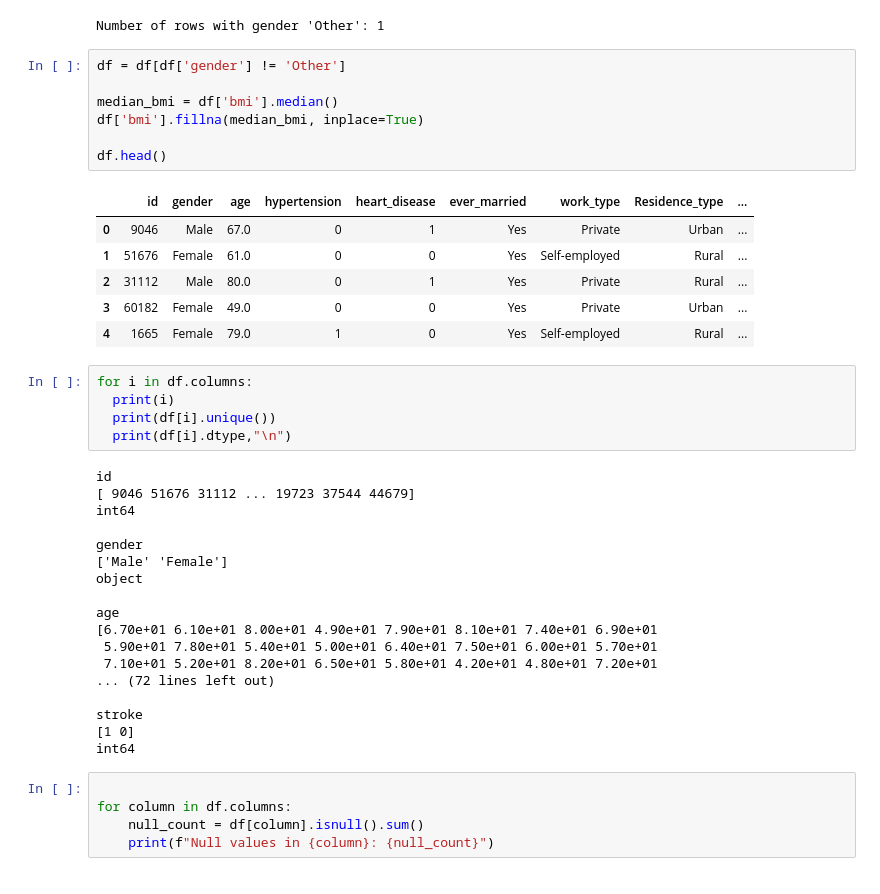
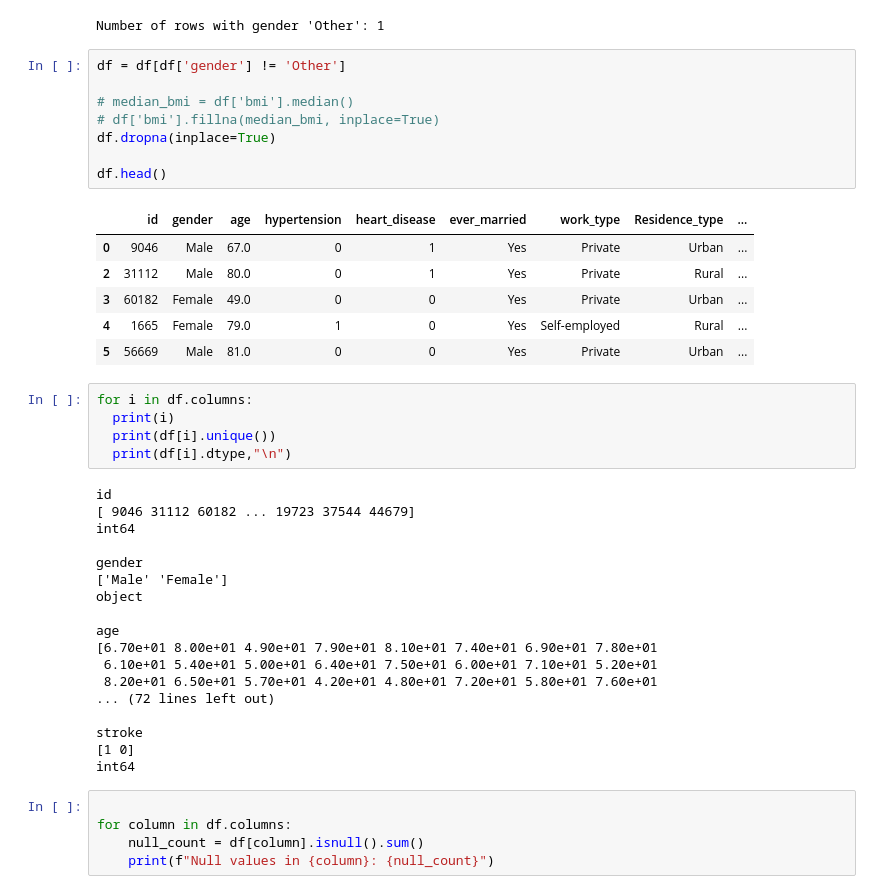
Before and after one commit to WSNekoWay/AI_ALP_Bryan---Hans, a Jupyter notebook: random_forest_stroke.ipynb, the cells around one changed output. Drawn from its saved outputs; the diff is of its cells as text.

```diff
--- a/random_forest_stroke.ipynb
+++ b/random_forest_stroke.ipynb
@@ -103,17 +103,18 @@ Number of rows with gender 'Other': 1
 # %%
 df = df[df['gender'] != 'Other']
 
-median_bmi = df['bmi'].median()
-df['bmi'].fillna(median_bmi, inplace=True)
+# median_bmi = df['bmi'].median()
+# df['bmi'].fillna(median_bmi, inplace=True)
+df.dropna(inplace=True)
 
 df.head()
 # %% [output]
 |  | id | gender | age | hypertension | heart_disease | ever_married | work_type | Residence_type | ... |
 | 0 | 9046 | Male | 67.0 | 0 | 1 | Yes | Private | Urban | ... |
-| 1 | 51676 | Female | 61.0 | 0 | 0 | Yes | Self-employed | Rural | ... |
 | 2 | 31112 | Male | 80.0 | 0 | 1 | Yes | Private | Rural | ... |
 | 3 | 60182 | Female | 49.0 | 0 | 0 | Yes | Private | Urban | ... |
 | 4 | 1665 | Female | 79.0 | 1 | 0 | Yes | Self-employed | Rural | ... |
+| 5 | 56669 | Male | 81.0 | 0 | 0 | Yes | Private | Urban | ... |
 # %%
 for i in df.columns:
   print(i)
@@ -121,7 +122,7 @@ for i in df.columns:
   print(df[i].dtype,"\n")
 # %% [output]
 id
-[ 9046 51676 31112 ... 19723 37544 44679]
+[ 9046 31112 60182 ... 19723 37544 44679]
 int64
 
 gender
@@ -129,9 +130,9 @@ gender
 object
 
 age
-[6.70e+01 6.10e+01 8.00e+01 4.90e+01 7.90e+01 8.10e+01 7.40e+01 6.90e+01
- 5.90e+01 7.80e+01 5.40e+01 5.00e+01 6.40e+01 7.50e+01 6.00e+01 5.70e+01
- 7.10e+01 5.20e+01 8.20e+01 6.50e+01 5.80e+01 4.20e+01 4.80e+01 7.20e+01
+[6.70e+01 8.00e+01 4.90e+01 7.90e+01 8.10e+01 7.40e+01 6.90e+01 7.80e+01
+ 6.10e+01 5.40e+01 5.00e+01 6.40e+01 7.50e+01 6.00e+01 7.10e+01 5.20e+01
+ 8.20e+01 6.50e+01 5.70e+01 4.20e+01 4.80e+01 7.20e+01 5.80e+01 7.60e+01
 ... (72 lines left out)
 
 stroke
```
Also changed, not shown: parts of 3 cells of this notebook.
